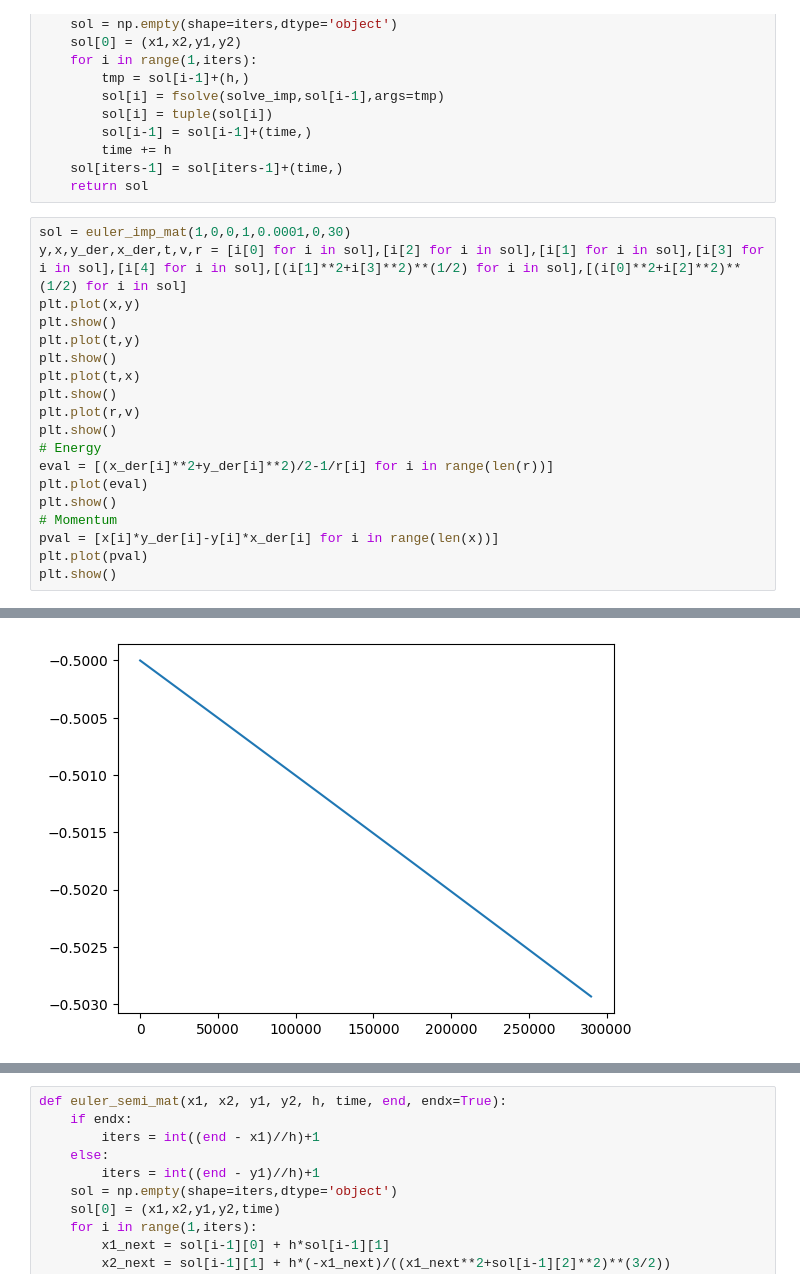
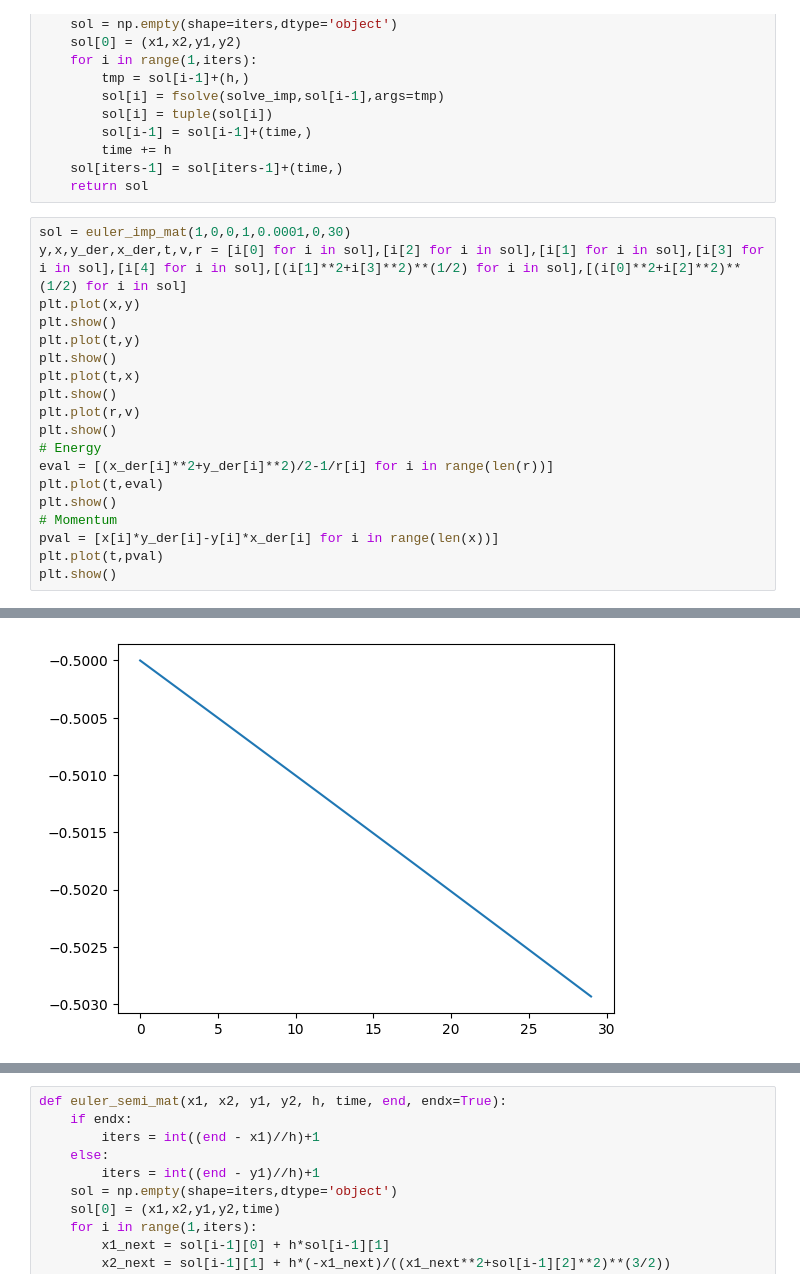
Before and after one commit to kpiotr6/MOWNIT, a Jupyter notebook: L9/txt.ipynb, the cells around one changed output, grey strips where cells are left out. Cells and saved outputs as stored; diff of their text form.

```diff
--- a/L9/txt.ipynb
+++ b/L9/txt.ipynb
@@ -157,25 +157,25 @@ def euler_imp_mat(x1, x2, y1, y2, h, time, end, endx=True):
 # %%
 sol = euler_imp_mat(1,0,0,1,0.0001,0,30)
 y,x,y_der,x_der,t,v,r = [i[0] for i in sol],[i[2] for i in sol],[i[1] for i in sol],[i[3] for i in sol],[i[4] for i in sol],[(i[1]**2+i[3]**2)**(1/2) for i in sol],[(i[0]**2+i[2]**2)**(1/2) for i in sol]
 plt.plot(x,y)
 plt.show()
 plt.plot(t,y)
 plt.show()
 plt.plot(t,x)
 plt.show()
 plt.plot(r,v)
 plt.show()
 # Energy
 eval = [(x_der[i]**2+y_der[i]**2)/2-1/r[i] for i in range(len(r))]
-plt.plot(eval)
+plt.plot(t,eval)
 plt.show()
 # Momentum
 pval = [x[i]*y_der[i]-y[i]*x_der[i] for i in range(len(x))]
-plt.plot(pval)
+plt.plot(t,pval)
 plt.show()
 # %% [output]
 [figure]
 [figure]
 [figure]
 [figure]
-[figure, old version]
+[figure, new version]
```
Also changed, not shown: parts of 4 cells of this notebook.
